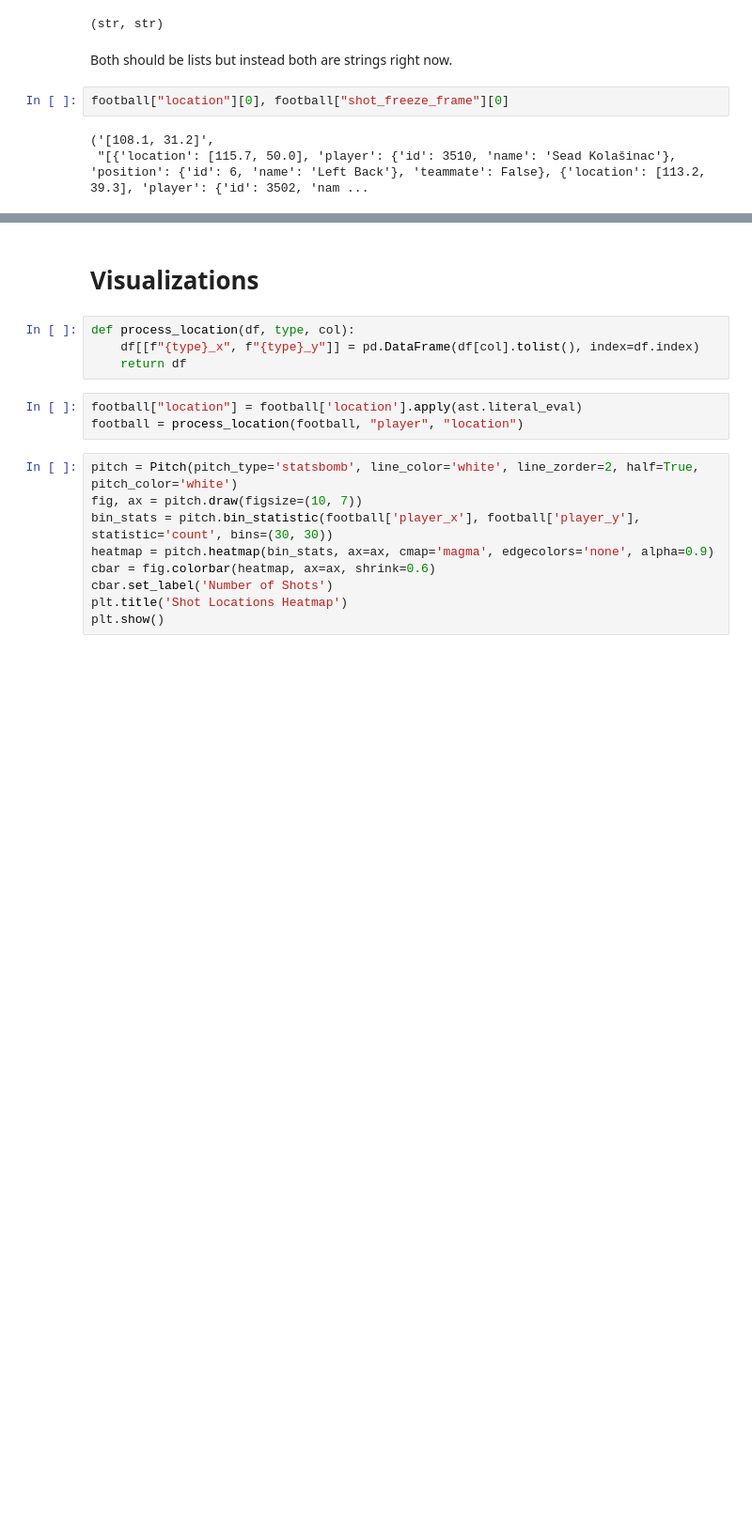
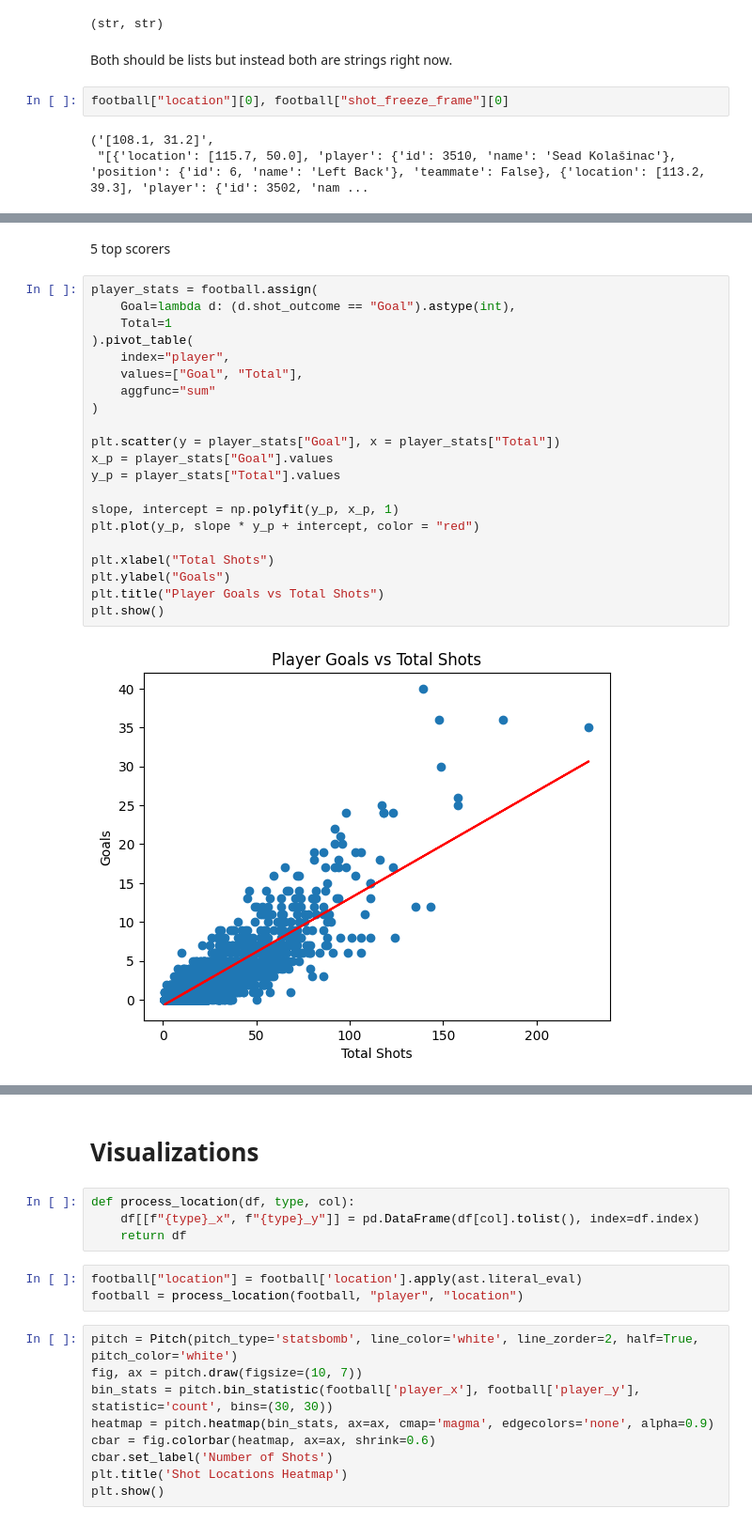
Before and after one commit to kaspar-soukup/expected_goals, a Jupyter notebook: Expected-Goals/notebooks/EDA.ipynb, the cells around one changed output, grey strips where cells are left out. Shown at 94% size. Drawn from its saved outputs; the diff is of its cells as text; blank space fills up the shorter version.

```diff
--- a/Expected-Goals/notebooks/EDA.ipynb
+++ b/Expected-Goals/notebooks/EDA.ipynb
@@ -184,0 +211,25 @@ football["location"][0], football["shot_freeze_frame"][0]
+# %% [markdown]
+5 top scorers
+# %%
+player_stats = football.assign(
+    Goal=lambda d: (d.shot_outcome == "Goal").astype(int),
+    Total=1
+).pivot_table(
+    index="player",
+    values=["Goal", "Total"],
+    aggfunc="sum"
+)
+
+plt.scatter(y = player_stats["Goal"], x = player_stats["Total"])
+x_p = player_stats["Goal"].values
+y_p = player_stats["Total"].values
+
+slope, intercept = np.polyfit(y_p, x_p, 1)
+plt.plot(y_p, slope * y_p + intercept, color = "red")
+
+plt.xlabel("Total Shots")
+plt.ylabel("Goals")
+plt.title("Player Goals vs Total Shots")
+plt.show()
+# %% [output]
+[figure, added]
```
Also changed, not shown: parts of 9 cells of this notebook.
